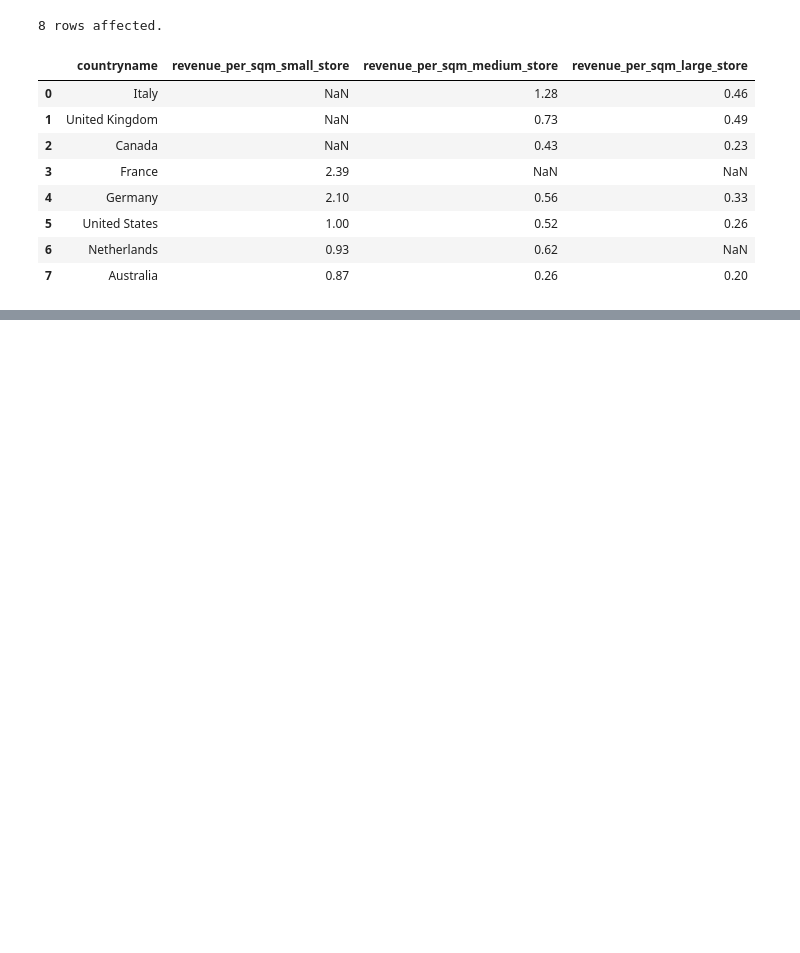
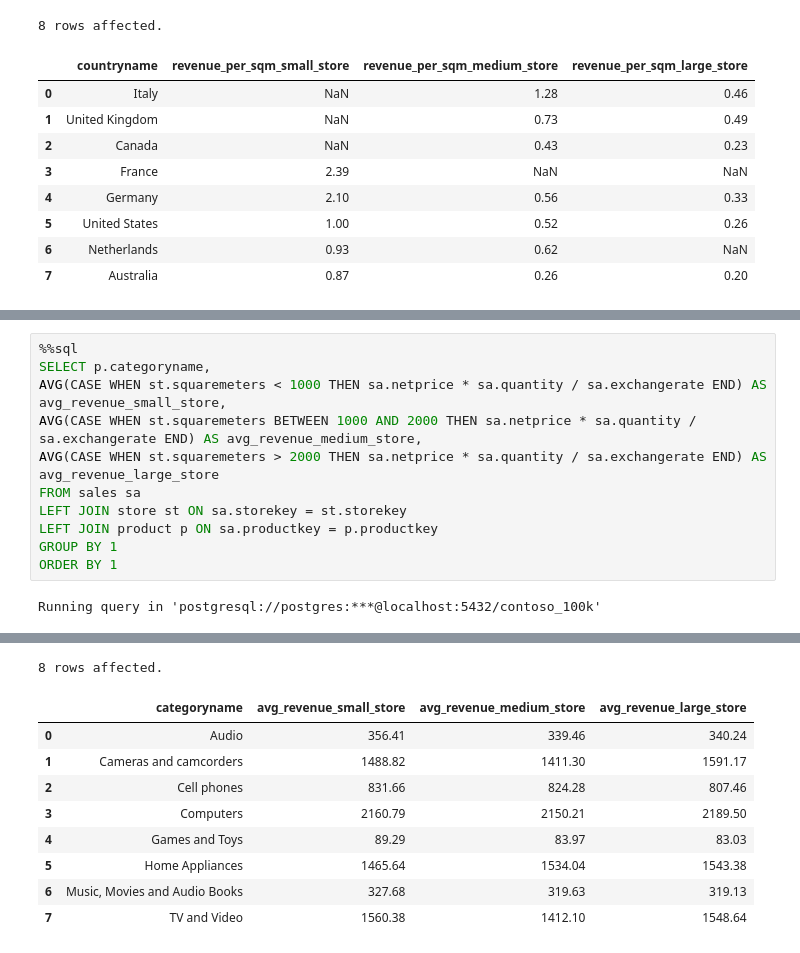
Before and after one commit to Du6eniuk/Du6eniuk, a Jupyter notebook: 0_Intro/2_Colab_Notebooks.ipynb, the cells around one changed output, grey strips where cells are left out. Saved outputs shown, nothing was run; the diff lists cells and outputs as text; blank space fills up the shorter version.

```diff
--- a/0_Intro/2_Colab_Notebooks.ipynb
+++ b/0_Intro/2_Colab_Notebooks.ipynb
@@ -512,0 +530,13 @@ Running query in 'postgresql://postgres:***@localhost:5432/contoso_100k'
+# %%
+%%sql
+SELECT p.categoryname,
+AVG(CASE WHEN st.squaremeters < 1000 THEN sa.netprice * sa.quantity / sa.exchangerate END) AS avg_revenue_small_store,
+AVG(CASE WHEN st.squaremeters BETWEEN 1000 AND 2000 THEN sa.netprice * sa.quantity / sa.exchangerate END) AS avg_revenue_medium_store,
+AVG(CASE WHEN st.squaremeters > 2000 THEN sa.netprice * sa.quantity / sa.exchangerate END) AS avg_revenue_large_store
+FROM sales sa
+LEFT JOIN store st ON sa.storekey = st.storekey
+LEFT JOIN product p ON sa.productkey = p.productkey
+GROUP BY 1
+ORDER BY 1
+# %% [output]
+Running query in 'postgresql://postgres:***@localhost:5432/contoso_100k'
@@ -512,0 +545,10 @@ Running query in 'postgresql://postgres:***@localhost:5432/contoso_100k'
+8 rows affected.
+|  | categoryname | avg_revenue_small_store | avg_revenue_medium_store | avg_revenue_large_store |
+| 0 | Audio | 356.41 | 339.46 | 340.24 |
+| 1 | Cameras and camcorders | 1488.82 | 1411.30 | 1591.17 |
+| 2 | Cell phones | 831.66 | 824.28 | 807.46 |
+| 3 | Computers | 2160.79 | 2150.21 | 2189.50 |
+| 4 | Games and Toys | 89.29 | 83.97 | 83.03 |
+| 5 | Home Appliances | 1465.64 | 1534.04 | 1543.38 |
+| 6 | Music, Movies and Audio Books | 327.68 | 319.63 | 319.13 |
+| 7 | TV and Video | 1560.38 | 1412.10 | 1548.64 |
```
Also changed, not shown: parts of 4 cells of this notebook.
